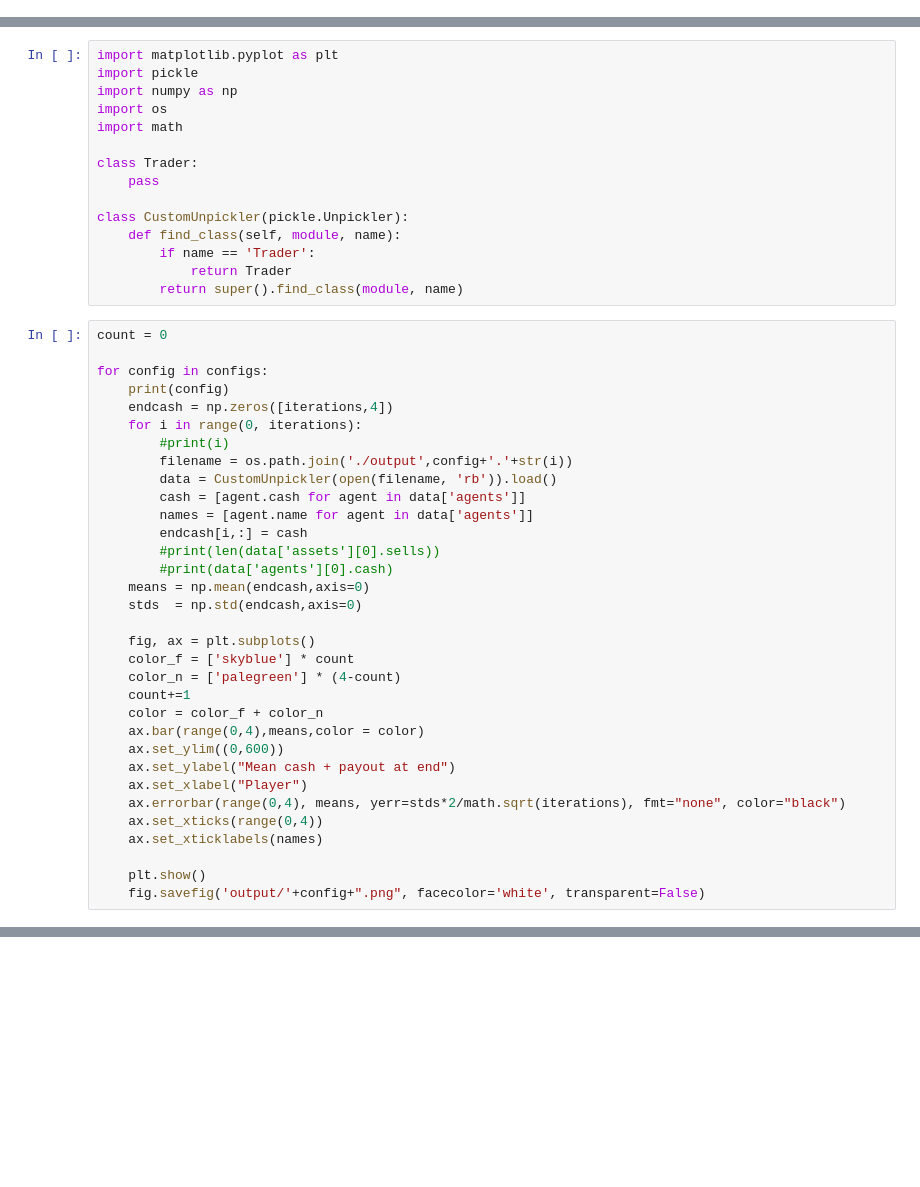
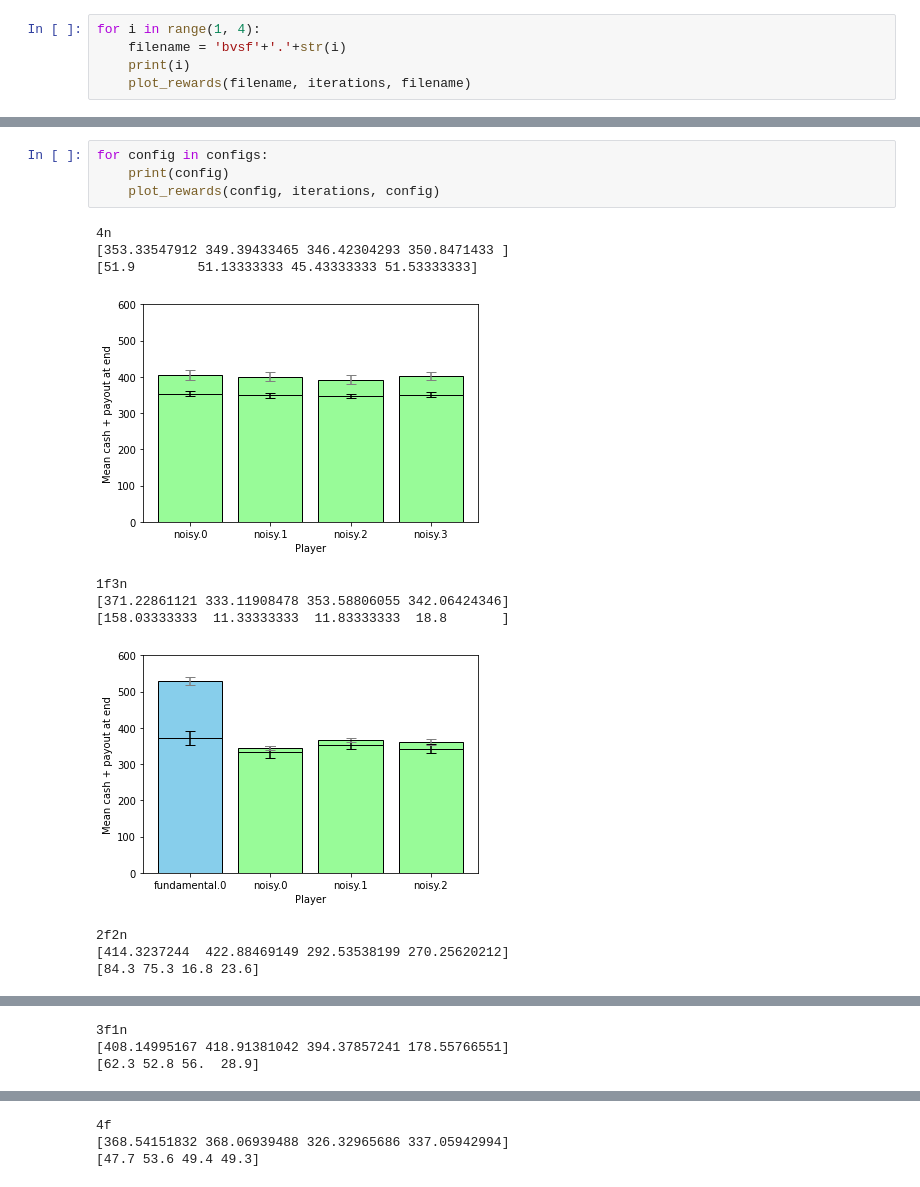
Before and after one commit to anthonyozerov/market-des, a Jupyter notebook: analysis.ipynb, the cells around one changed output, grey strips where cells are left out. Saved outputs shown, nothing was run; the diff lists cells and outputs as text; blank space fills up the shorter version.

```diff
--- a/analysis.ipynb
+++ b/analysis.ipynb
@@ -5,0 +112,5 @@ iterations = 100
+# %%
+for i in range(1, 4):
+    filename = 'bvsf'+'.'+str(i)
+    print(i)
+    plot_rewards(filename, iterations, filename)
@@ -12,48 +134,16 @@ for config in configs:
-# %%
-import matplotlib.pyplot as plt
-import pickle
-import numpy as np
-import os
-import math
-
-class Trader:
-    pass
-
-class CustomUnpickler(pickle.Unpickler):
-    def find_class(self, module, name):
-        if name == 'Trader':
-            return Trader
-        return super().find_class(module, name)
 # %%
-count = 0
-
 for config in configs:
     print(config)
-    endcash = np.zeros([iterations,4])
-    for i in range(0, iterations):
-        #print(i)
-        filename = os.path.join('./output',config+'.'+str(i))
-        data = CustomUnpickler(open(filename, 'rb')).load()
-        cash = [agent.cash for agent in data['agents']]
-        names = [agent.name for agent in data['agents']]
-        endcash[i,:] = cash
-        #print(len(data['assets'][0].sells))
-        #print(data['agents'][0].cash)
-    means = np.mean(endcash,axis=0)
-    stds  = np.std(endcash,axis=0)
-
-    fig, ax = plt.subplots()
-    color_f = ['skyblue'] * count
-    color_n = ['palegreen'] * (4-count)
-    count+=1
-    color = color_f + color_n
-    ax.bar(range(0,4),means,color = color)
-    ax.set_ylim((0,600))
-    ax.set_ylabel("Mean cash + payout at end")
-    ax.set_xlabel("Player")
-    ax.errorbar(range(0,4), means, yerr=stds*2/math.sqrt(iterations), fmt="none", color="black")
-    ax.set_xticks(range(0,4))
-    ax.set_xticklabels(names)
-
-    plt.show()
-    fig.savefig('output/'+config+".png", facecolor='white', transparent=False)
+    plot_rewards(config, iterations, config)
+# %% [output]
+4n
+[353.33547912 349.39433465 346.42304293 350.8471433 ]
+[51.9        51.13333333 45.43333333 51.53333333]
+[figure, added]
+1f3n
+[371.22861121 333.11908478 353.58806055 342.06424346]
+[158.03333333  11.33333333  11.83333333  18.8       ]
+[figure, added]
+2f2n
+[414.3237244  422.88469149 292.53538199 270.25620212]
+[84.3 75.3 16.8 23.6]
@@ -59,0 +151,3 @@ for config in configs:
+3f1n
+[408.14995167 418.91381042 394.37857241 178.55766551]
+[62.3 52.8 56.  28.9]
@@ -59,0 +155,3 @@ for config in configs:
+4f
+[368.54151832 368.06939488 326.32965686 337.05942994]
+[47.7 53.6 49.4 49.3]
```
Also changed, not shown: parts of 18 cells of this notebook, 12 other files.
